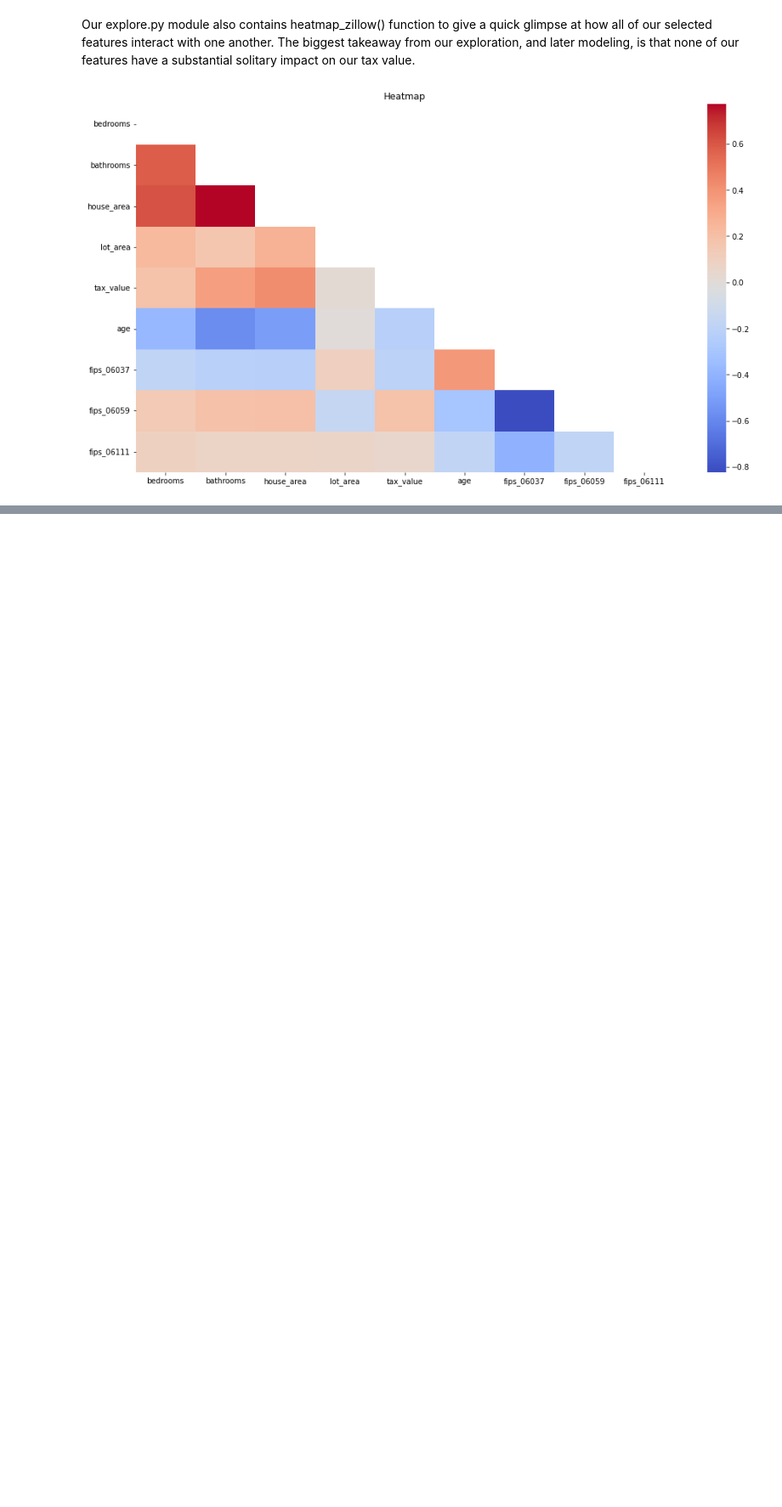
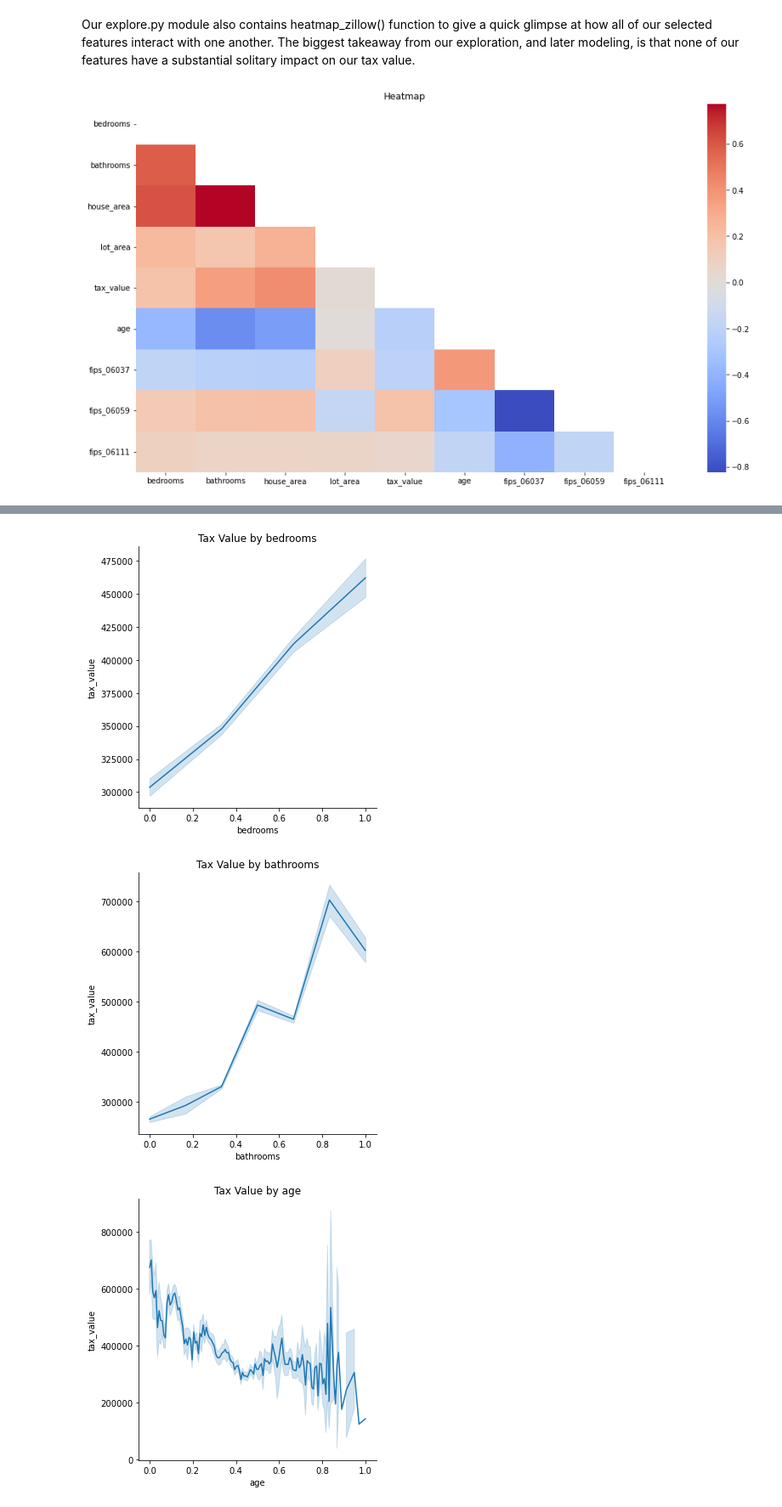
Before and after one commit to watermanbrandyn/regression_project, a Jupyter notebook: Final Report.ipynb, the cells around one changed output, grey strips where cells are left out. Shown at 85% size. Cells and saved outputs as stored; diff of their text form; code cells hidden in the pictures; blank space fills up the shorter version.

```diff
--- a/Final Report.ipynb
+++ b/Final Report.ipynb
@@ -161,3 +165,11 @@ explore.heatmap_zillow(train)
+# %%
+# Using our scaled_relplot() function we can see the relationship between our features and our target variable
+# Using a few of our columns as an example
+explore.scaled_relplot(train, ['bedrooms', 'bathrooms', 'age'])
+# %% [output]
+[figure, added]
+[figure, added]
+[figure, added]
 # %% [markdown]
 #### Explore Summary:
 The features we are moving forward with are:
```
Also changed, not shown: parts of 25 cells of this notebook.
